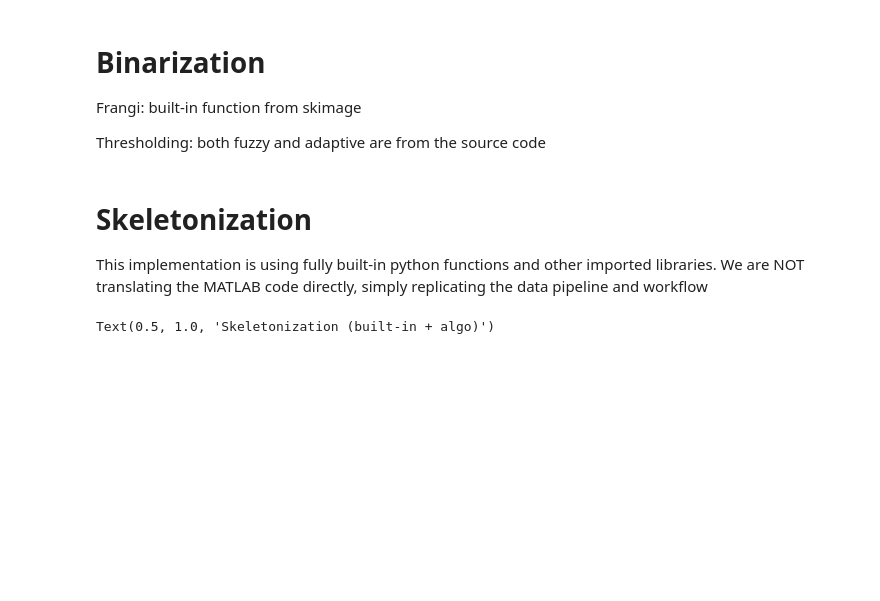
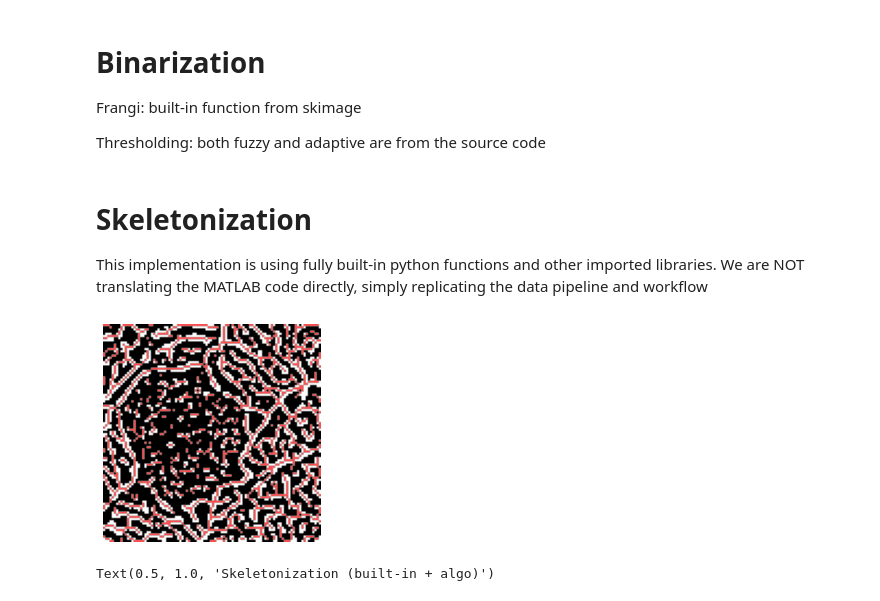
Before and after one commit to Open-Research-Tools-for-Ophthalmology/octava, a Jupyter notebook: code/Skeletonization/built_in_implementation.ipynb, the cells around one changed output. Drawn from its saved outputs; the diff is of its cells as text; code cells hidden in the pictures; blank space fills up the shorter version.

```diff
--- a/code/Skeletonization/built_in_implementation.ipynb
+++ b/code/Skeletonization/built_in_implementation.ipynb
@@ -266,3 +356,34 @@ test3 = skeletonize_py(adpt_mask, 5)
+# %%
+import numpy as np
+import matplotlib.pyplot as plt
+from skimage.morphology import skeletonize
+from skimage import data, color
+
+# -------------------
+# Fake "app" object
+# -------------------
+class App:
+    def __init__(self, inputImage, bin_img):
+        self.inputImage = inputImage
+        self.bin_img = bin_img
+
+# use a sample image (coins) from skimage
+img = adpt_mask_cropped
+app = App(img, adpt_mask_cropped)
+
+# skeletonize
+skel = skeletonize(app.bin_img)
+
+# -------------------
+# Show overlay
+# -------------------
+fig, ax = plt.subplots()
+ax.imshow(app.inputImage, cmap="gray")  # original
+ax.imshow(np.ma.masked_where(skel == 0, skel), cmap="autumn", alpha=0.7)  # skeleton
+ax.axis("off")
+plt.show()
+# %% [output]
+[figure, added]
 # %%
 fig, ax = plt.subplots(1, 3, figsize = (15, 15))
 
```
Also changed, not shown: parts of 2 cells of this notebook, 5 other files.
